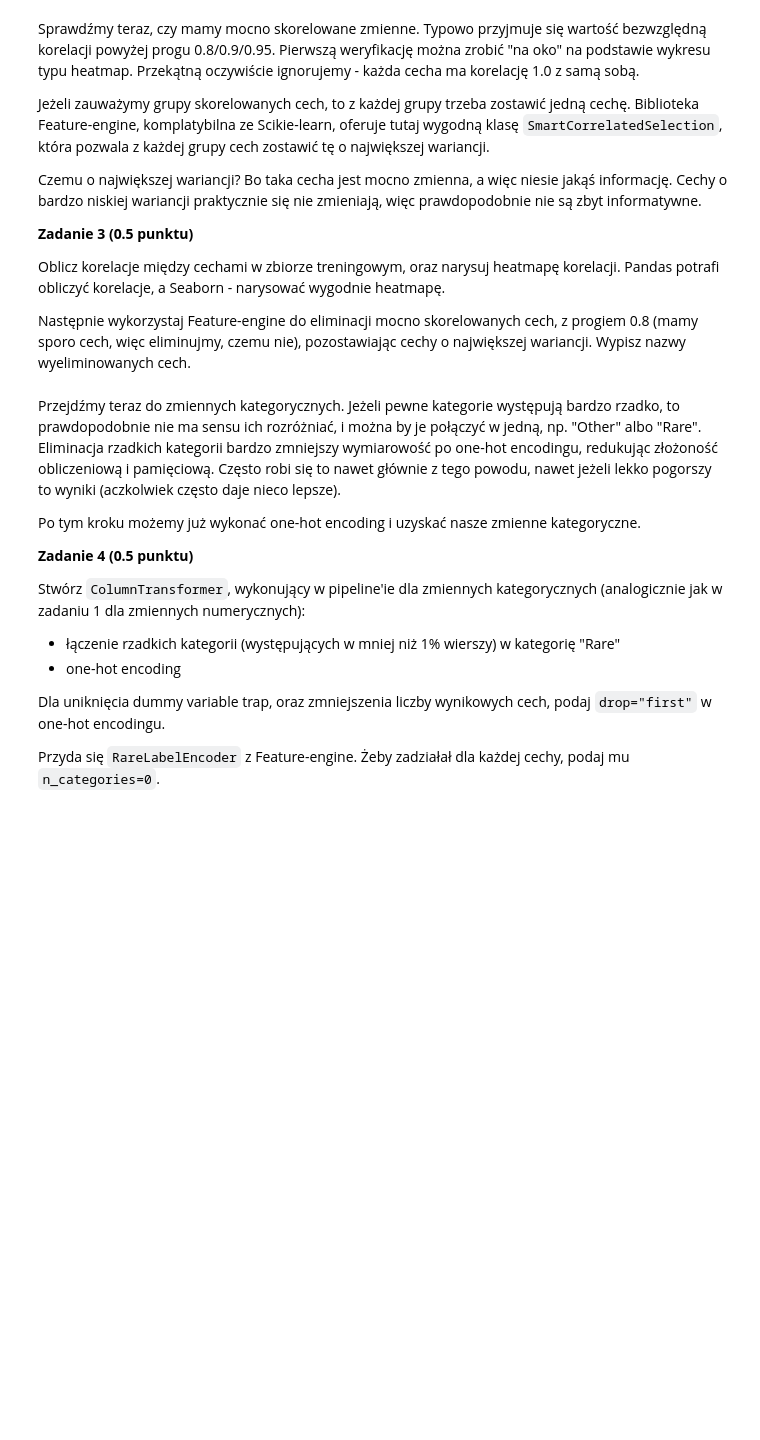
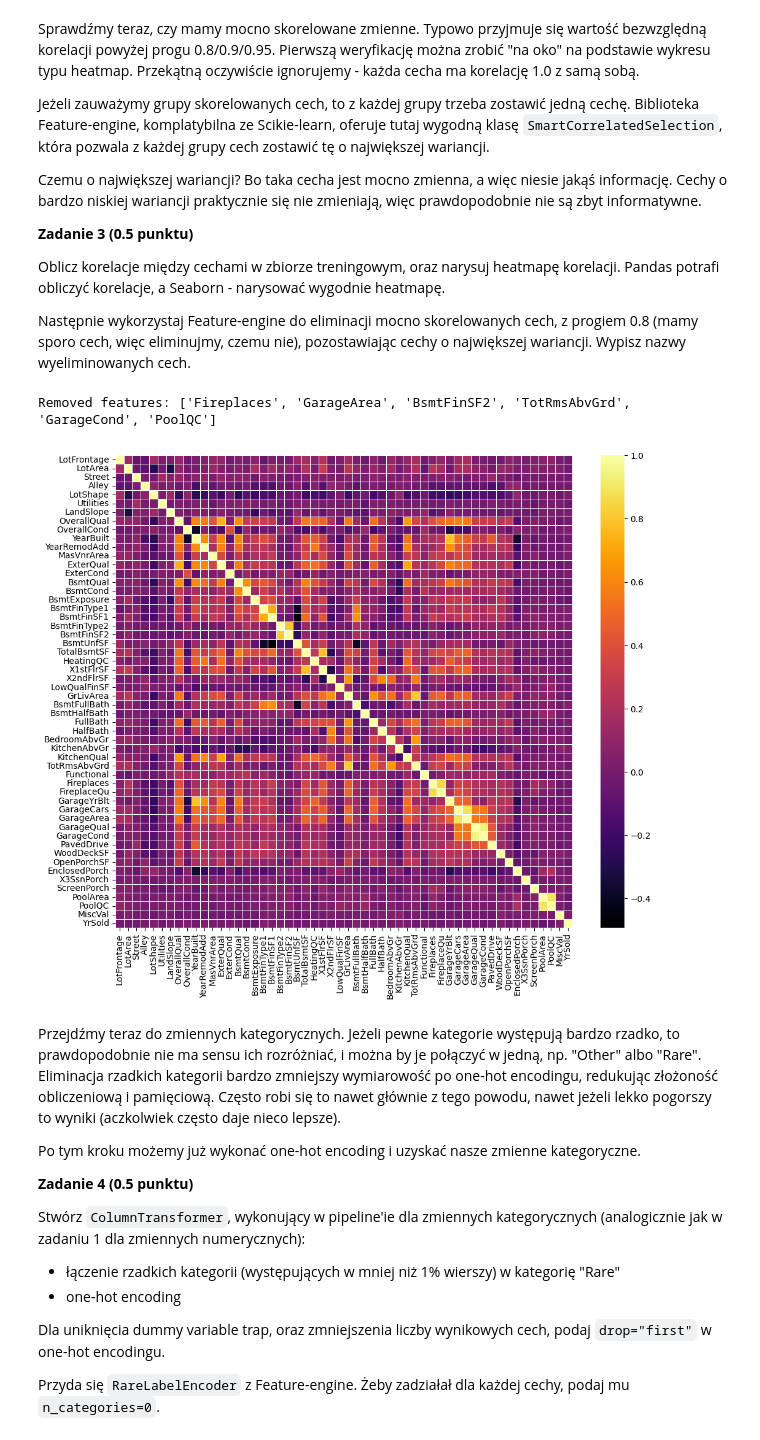
Before and after one commit to michal-proc/machine-learning-lab, a Jupyter notebook: lab1/notebook.ipynb, the cells around one changed output. Saved outputs shown, nothing was run; the diff lists cells and outputs as text; code cells hidden in the pictures; blank space fills up the shorter version.

```diff
--- a/lab1/notebook.ipynb
+++ b/lab1/notebook.ipynb
@@ -365,6 +365,28 @@ Pamiętaj, żeby we wszystkich kolejnych zadaniach zastosować taką samą trans
 Wybierz same zmienne numeryczne. Dokonaj imputacji wartości brakujących medianą, oraz przeskaluj wartości do zakresu $[0, 1]$. Przydatne klasy: `ColumnTransformer`, `Pipeline`, `SimpleImputer`, `MinMaxScaler`.
 
 Domyślnie `ColumnTransformer` dopisuje do nazw cech wyjściowych nazwę transformera jako prefix. Bywa to dość nieczytelne i problematyczne w dalszym przetwarzaniu danych. Żeby to wyłączyć, przekaż opcję `verbose_feature_names_out=False`.
+# %%
+from sklearn.compose import ColumnTransformer
+from sklearn.pipeline import Pipeline
+from sklearn.impute import SimpleImputer
+from sklearn.preprocessing import MinMaxScaler
+
+numerical_pipeline = Pipeline(
+    [
+        ("imputer", SimpleImputer(strategy="median")),
+        ("scaler", MinMaxScaler()),
+    ]
+)
+
+column_transformer = ColumnTransformer(
+    [
+        ("numerical_pipeline", numerical_pipeline, numerical_features),
+    ],
+    verbose_feature_names_out=False,
+)
+
+X_train_num_transform = column_transformer.fit_transform(X_train_raw)
+X_test_num_transform = column_transformer.transform(X_test_raw)
 # %% [markdown]
 Sprawdźmy teraz, czy mamy mocno skorelowane zmienne. Typowo przyjmuje się wartość bezwzględną korelacji powyżej progu 0.8/0.9/0.95. Pierwszą weryfikację można zrobić "na oko" na podstawie wykresu typu heatmap. Przekątną oczywiście ignorujemy - każda cecha ma korelację 1.0 z samą sobą.
 
@@ -377,6 +399,26 @@ Czemu o największej wariancji? Bo taka cecha jest mocno zmienna, a więc niesie
 Oblicz korelacje między cechami w zbiorze treningowym, oraz narysuj heatmapę korelacji. Pandas potrafi obliczyć korelacje, a Seaborn - narysować wygodnie heatmapę.
 
 Następnie wykorzystaj Feature-engine do eliminacji mocno skorelowanych cech, z progiem 0.8 (mamy sporo cech, więc eliminujmy, czemu nie), pozostawiając cechy o największej wariancji. Wypisz nazwy wyeliminowanych cech.
+# %%
+import seaborn as sns
+from feature_engine.selection import SmartCorrelatedSelection
+
+# Prepare heatmap via seaborn
+plt.figure(figsize=(12, 10))
+
+correlation = X_train_num_transform.corr()
+sns.heatmap(correlation, annot=False, cmap='inferno', fmt=".2f", xticklabels=True, yticklabels=True, linewidths=0.5)
+
+# Create SmartCorrelatedSelection instance and transform data
+correlated_selector = SmartCorrelatedSelection(variables=None, selection_method="variance", threshold=0.8)
+
+X_train_num_transform_correlation = correlated_selector.fit_transform(X_train_num_transform)
+X_test_num_transform_correlation = correlated_selector.transform(X_test_num_transform)
+
+print(f"Removed features: {correlated_selector.features_to_drop_}")
+# %% [output]
+Removed features: ['Fireplaces', 'GarageArea', 'BsmtFinSF2', 'TotRmsAbvGrd', 'GarageCond', 'PoolQC']
+[figure, added]
 # %% [markdown]
 Przejdźmy teraz do zmiennych kategorycznych. Jeżeli pewne kategorie występują bardzo rzadko, to prawdopodobnie nie ma sensu ich rozróżniać, i można by je połączyć w jedną, np. "Other" albo "Rare". Eliminacja rzadkich kategorii bardzo zmniejszy wymiarowość po one-hot encodingu, redukując złożoność obliczeniową i pamięciową. Często robi się to nawet głównie z tego powodu, nawet jeżeli lekko pogorszy to wyniki (aczkolwiek często daje nieco lepsze).
 
```
Also changed, not shown: parts of 21 cells of this notebook, 1 other file.
